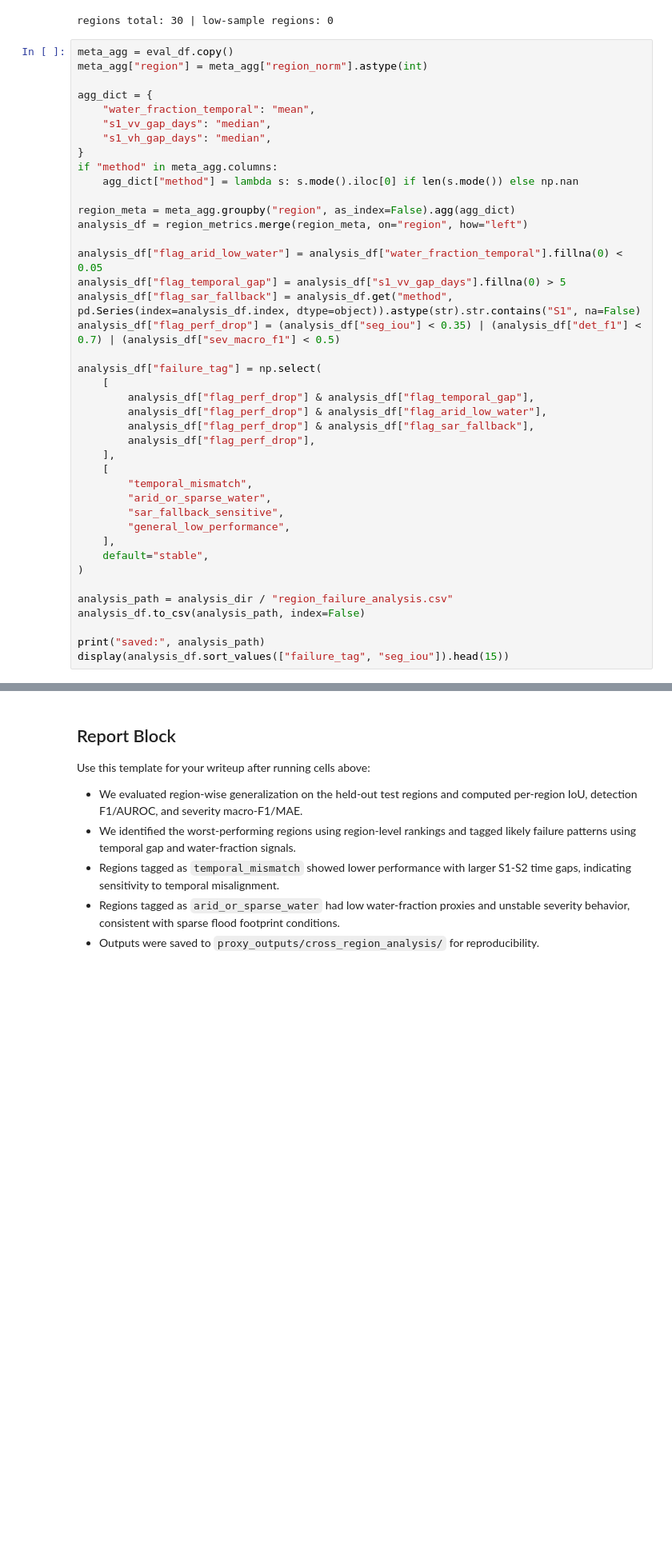
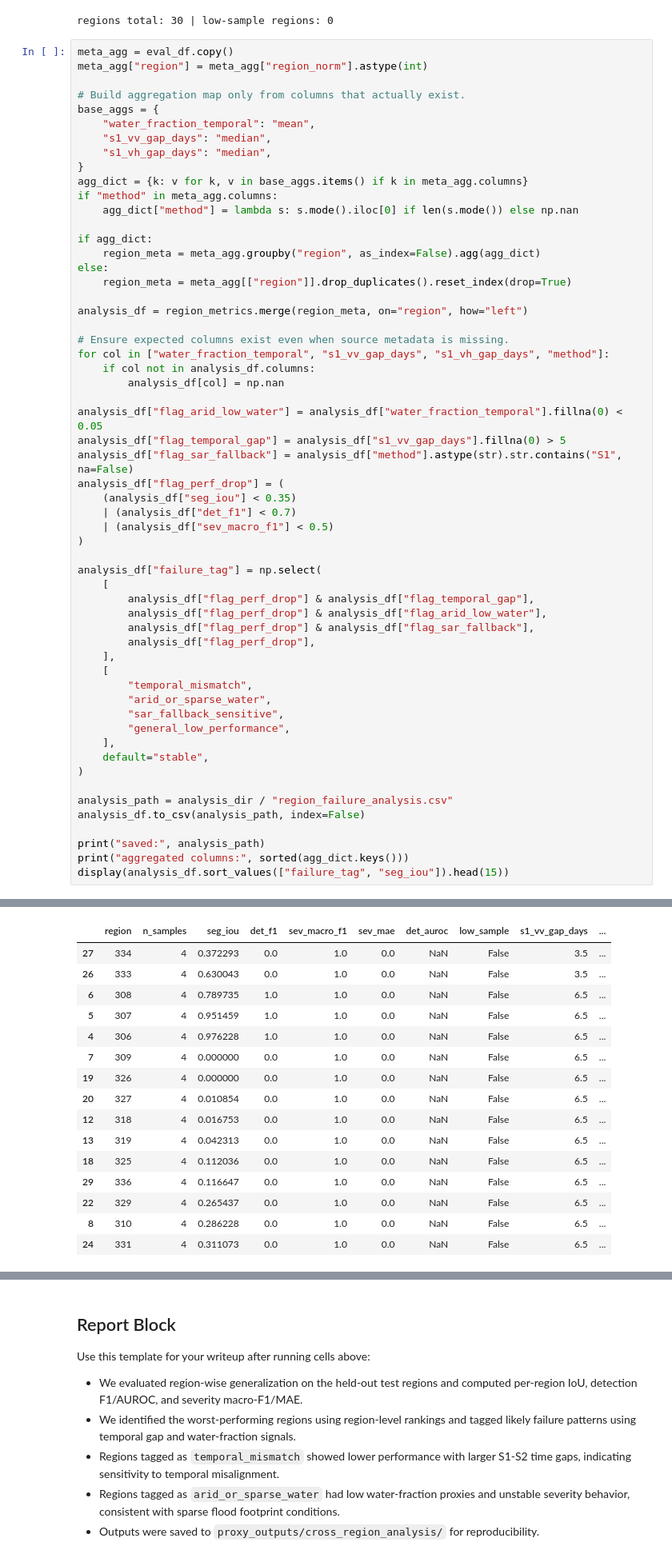
Before and after one commit to dishantzaveri/computervisionflooddetection, a Jupyter notebook: cross_region_generalization.ipynb, the cells around one changed output, grey strips where cells are left out. Shown at 80% size. Saved outputs shown, nothing was run; the diff lists cells and outputs as text; blank space fills up the shorter version.

```diff
--- a/cross_region_generalization.ipynb
+++ b/cross_region_generalization.ipynb
@@ -413,21 +413,36 @@ regions total: 30 | low-sample regions: 0
 meta_agg = eval_df.copy()
 meta_agg["region"] = meta_agg["region_norm"].astype(int)
 
-agg_dict = {
+# Build aggregation map only from columns that actually exist.
+base_aggs = {
     "water_fraction_temporal": "mean",
     "s1_vv_gap_days": "median",
     "s1_vh_gap_days": "median",
 }
+agg_dict = {k: v for k, v in base_aggs.items() if k in meta_agg.columns}
 if "method" in meta_agg.columns:
     agg_dict["method"] = lambda s: s.mode().iloc[0] if len(s.mode()) else np.nan
 
-region_meta = meta_agg.groupby("region", as_index=False).agg(agg_dict)
+if agg_dict:
+    region_meta = meta_agg.groupby("region", as_index=False).agg(agg_dict)
+else:
+    region_meta = meta_agg[["region"]].drop_duplicates().reset_index(drop=True)
+
 analysis_df = region_metrics.merge(region_meta, on="region", how="left")
+
+# Ensure expected columns exist even when source metadata is missing.
+for col in ["water_fraction_temporal", "s1_vv_gap_days", "s1_vh_gap_days", "method"]:
+    if col not in analysis_df.columns:
+        analysis_df[col] = np.nan
 
 analysis_df["flag_arid_low_water"] = analysis_df["water_fraction_temporal"].fillna(0) < 0.05
 analysis_df["flag_temporal_gap"] = analysis_df["s1_vv_gap_days"].fillna(0) > 5
-analysis_df["flag_sar_fallback"] = analysis_df.get("method", pd.Series(index=analysis_df.index, dtype=object)).astype(str).str.contains("S1", na=False)
-analysis_df["flag_perf_drop"] = (analysis_df["seg_iou"] < 0.35) | (analysis_df["det_f1"] < 0.7) | (analysis_df["sev_macro_f1"] < 0.5)
+analysis_df["flag_sar_fallback"] = analysis_df["method"].astype(str).str.contains("S1", na=False)
+analysis_df["flag_perf_drop"] = (
+    (analysis_df["seg_iou"] < 0.35)
+    | (analysis_df["det_f1"] < 0.7)
+    | (analysis_df["sev_macro_f1"] < 0.5)
+)
 
 analysis_df["failure_tag"] = np.select(
     [
@@ -449,5 +464,6 @@ analysis_path = analysis_dir / "region_failure_analysis.csv"
 analysis_df.to_csv(analysis_path, index=False)
 
 print("saved:", analysis_path)
+print("aggregated columns:", sorted(agg_dict.keys()))
 display(analysis_df.sort_values(["failure_tag", "seg_iou"]).head(15))
 # %% [output]
@@ -455,3 +472,19 @@ KeyError: "Label(s) ['water_fraction_temporal'] do not exist"
+|  | region | n_samples | seg_iou | det_f1 | sev_macro_f1 | sev_mae | det_auroc | low_sample | s1_vv_gap_days | ... |
+| 27 | 334 | 4 | 0.372293 | 0.0 | 1.0 | 0.0 | NaN | False | 3.5 | ... |
+| 26 | 333 | 4 | 0.630043 | 0.0 | 1.0 | 0.0 | NaN | False | 3.5 | ... |
+| 6 | 308 | 4 | 0.789735 | 1.0 | 1.0 | 0.0 | NaN | False | 6.5 | ... |
+| 5 | 307 | 4 | 0.951459 | 1.0 | 1.0 | 0.0 | NaN | False | 6.5 | ... |
+| 4 | 306 | 4 | 0.976228 | 1.0 | 1.0 | 0.0 | NaN | False | 6.5 | ... |
+| 7 | 309 | 4 | 0.000000 | 0.0 | 1.0 | 0.0 | NaN | False | 6.5 | ... |
+| 19 | 326 | 4 | 0.000000 | 0.0 | 1.0 | 0.0 | NaN | False | 6.5 | ... |
+| 20 | 327 | 4 | 0.010854 | 0.0 | 1.0 | 0.0 | NaN | False | 6.5 | ... |
+| 12 | 318 | 4 | 0.016753 | 0.0 | 1.0 | 0.0 | NaN | False | 6.5 | ... |
+| 13 | 319 | 4 | 0.042313 | 0.0 | 1.0 | 0.0 | NaN | False | 6.5 | ... |
+| 18 | 325 | 4 | 0.112036 | 0.0 | 1.0 | 0.0 | NaN | False | 6.5 | ... |
+| 29 | 336 | 4 | 0.116647 | 0.0 | 1.0 | 0.0 | NaN | False | 6.5 | ... |
+| 22 | 329 | 4 | 0.265437 | 0.0 | 1.0 | 0.0 | NaN | False | 6.5 | ... |
+| 8 | 310 | 4 | 0.286228 | 0.0 | 1.0 | 0.0 | NaN | False | 6.5 | ... |
+| 24 | 331 | 4 | 0.311073 | 0.0 | 1.0 | 0.0 | NaN | False | 6.5 | ... |
 # %%
 plt.figure(figsize=(12, 4))
 worst_iou = analysis_df.sort_values("seg_iou").head(12)
```
Also changed, not shown: parts of 4 cells of this notebook, 4 other files.
